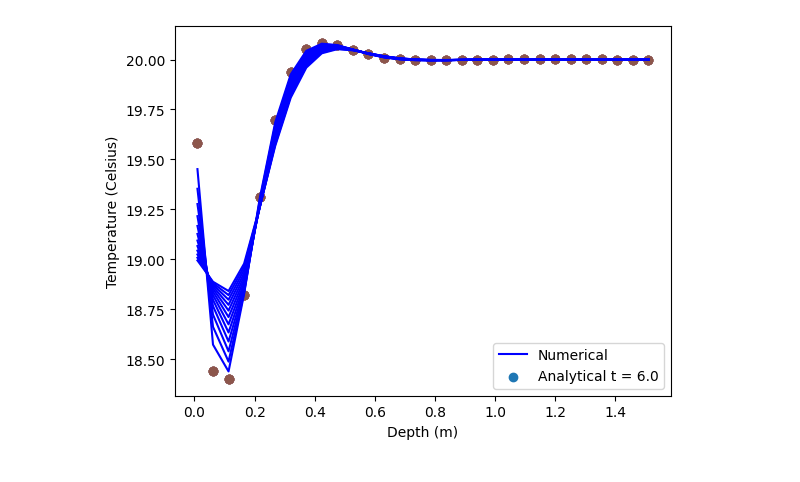
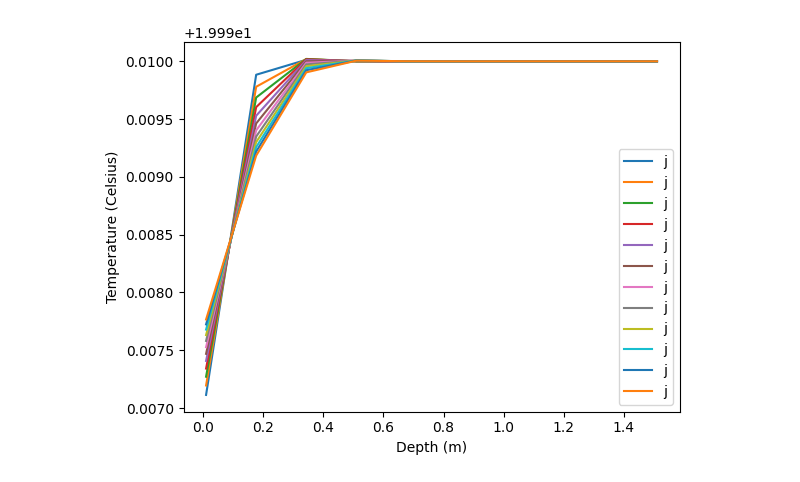
Before and after one commit to mjunaid31/project, a Jupyter notebook: trail_condconv.ipynb, the cells around one changed output. Saved outputs shown, nothing was run; the diff lists cells and outputs as text; code cells hidden in the pictures.

```diff
--- a/trail_condconv.ipynb
+++ b/trail_condconv.ipynb
@@ -102,7 +102,7 @@ def spatial_derivative(B, dx, order = 6, ghost_zone_type = 'relative anti-symmet
 
     # update with other orders
 
-    return dBdx, ddBddx*0.5
+    return dBdx, ddBddx
 # %%
 def simulate_B_z_field(z_i, z_f, Nz, T, Nt, B_r0, B_phi0, dBdt, order = 6, ghost_zone_type = 'symmetric', iterations_to_save = None):
     '''
@@ -216,7 +216,8 @@ def sumfn(zlist,t):
 #T(z,t)=T_surface+A*sin(2*np.pi*t/To)
 A=5
 T_surface=20
-To=24*3600
+# To=24*3600
+To=15
 z=10
 
 # C_w=4174000
@@ -240,8 +241,8 @@ def Tfn(x,t):
 delta = 0.01 # safety net to avoid division by zero
 z_i = 0 + delta  # start of spatial domain
 z_f = 1.5  + delta # end of spatial domain
-T = 10  # Total simulation time
-Nz = 30  # Number of spatial grid points
+T = 15  # Total simulation time
+Nz = 10  # Number of spatial grid points
 #Nt_z = 16329600  # Number of time steps
 Nt_z = 20000
 
@@ -267,7 +268,9 @@ def B_r0_z(r, phi, z): # temporary; since we are solving the same equation in r
 # print((2*np.array(B_phi0_z(0, 0, z))).tolist())
 # definiing the time evolution of the magnetic field
 def dBdt_z(B, dBdz, ddBddz, t):
-    return ddBddz
+    return (ddBddz-dBdz)
+
+# print(dBdt_z(B, 0, ddBddz, t))
 # %%
 # plotting initial conditions
 z = np.linspace(z_i, z_f, Nz)
@@ -368,7 +371,7 @@ plotnumerical=[0,10,50,100,200,300,843,1405, 2830, 6940, 10000,19000]
 #     plt.scatter(np.linspace(z_i, z_f, Nz), Tfn(z,val1), linestyle='-', label=f't = {plotanalyt[i]/(24*60*60)}')
 
 for j,val2 in enumerate(plotnumerical):
-    plt.plot(np.linspace(z_i, z_f, Nz), T_test[val2, 1, :],color='b')
+    plt.plot(np.linspace(z_i, z_f, Nz), T_test[val2, 1, :],label=f't = {plotnumerical[j]*T/Nt_z:.4f}')
 plt.ylabel('Temperature(celsius)')
 plt.xlabel('depth(m)')
 plt.legend()
@@ -380,21 +382,25 @@ No artists with labels found to put in legend.  Note that artists whose label st
 # %%
+# for j, val2 in enumerate(plotnumerical):
+#     plt.plot(np.linspace(z_i, z_f, Nz), T_test[j, 1, :], color='b',
+#              label='Numerical' if j == 0 else '_nolegend_')  # Assign label only to the first numerical plot
+
 for j, val2 in enumerate(plotnumerical):
-    plt.plot(np.linspace(z_i, z_f, Nz), T_test[j, 1, :], color='b',
-             label='Numerical' if j == 0 else '_nolegend_')  # Assign label only to the first numerical plot
+    plt.plot(np.linspace(z_i, z_f, Nz), T_test[j, 1, :],
+             label='j')  # Assign label only to the first numerical plot
 
-# Plot analytical results without individual labels
-for i, val1 in enumerate(plotanalyt):
-    plt.scatter(np.linspace(z_i, z_f, Nz), Tfn(np.linspace(z_i, z_f, Nz), val1),
-                linestyle='-', label=f'Analytical t = {plotanalyt[i]/(24*60*60)}' if i == 0 else '_nolegend_')
+# # Plot analytical results without individual labels
+# for i, val1 in enumerate(plotanalyt):
+#     plt.scatter(np.linspace(z_i, z_f, Nz), Tfn(np.linspace(z_i, z_f, Nz), val1),
+#                 linestyle='-', label=f'Analytical t = {plotanalyt[i]/(24*60*60)}' if i == 0 else '_nolegend_')
 
 # Plot settings
 plt.ylabel('Temperature (Celsius)')
 plt.xlabel('Depth (m)')
 
 # Show legend
 plt.legend()
 
 # Show plot
 plt.show()
 # %% [output]
-[figure, old version]
+[figure, new version]
```
Also changed, not shown: parts of 6 cells of this notebook.
